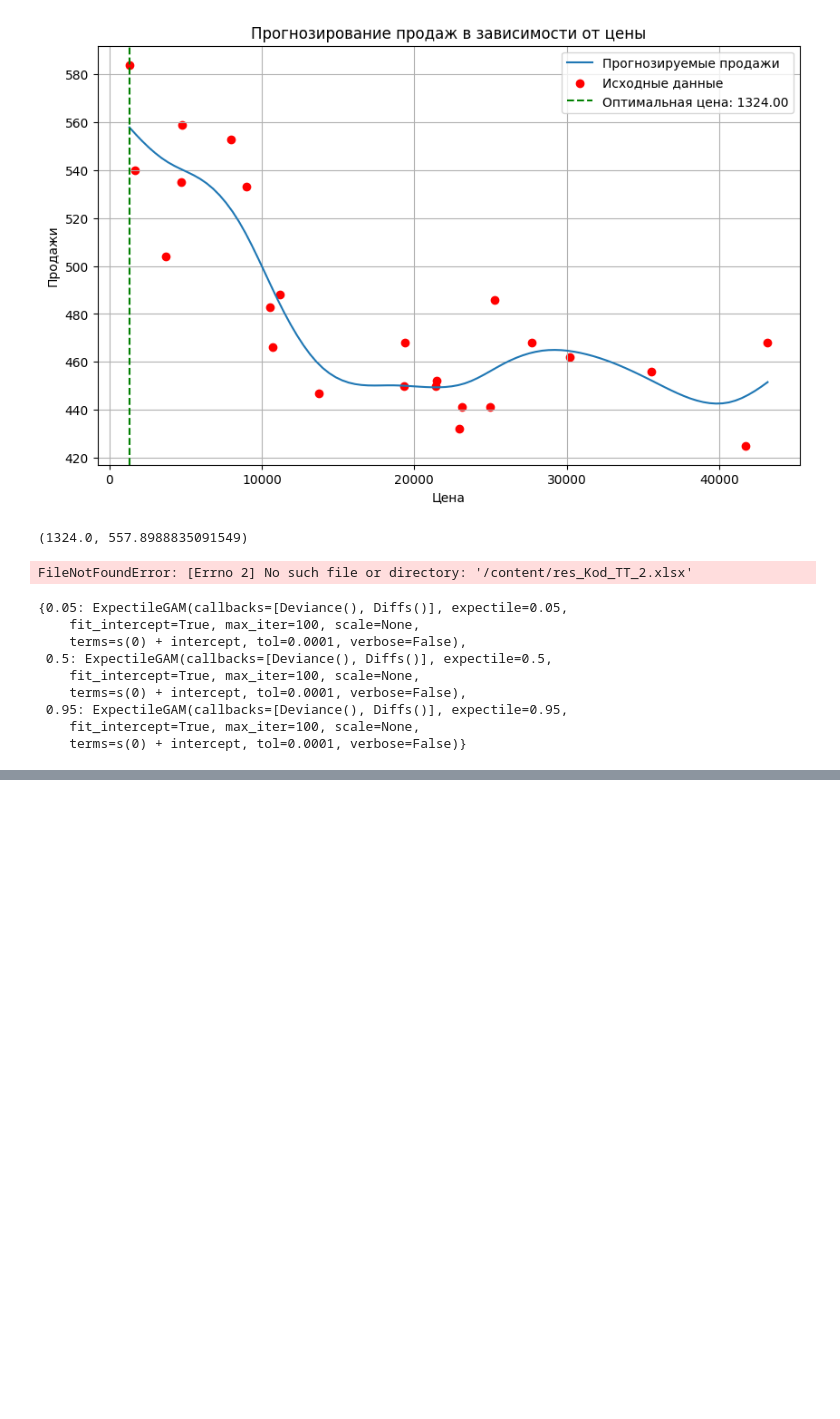
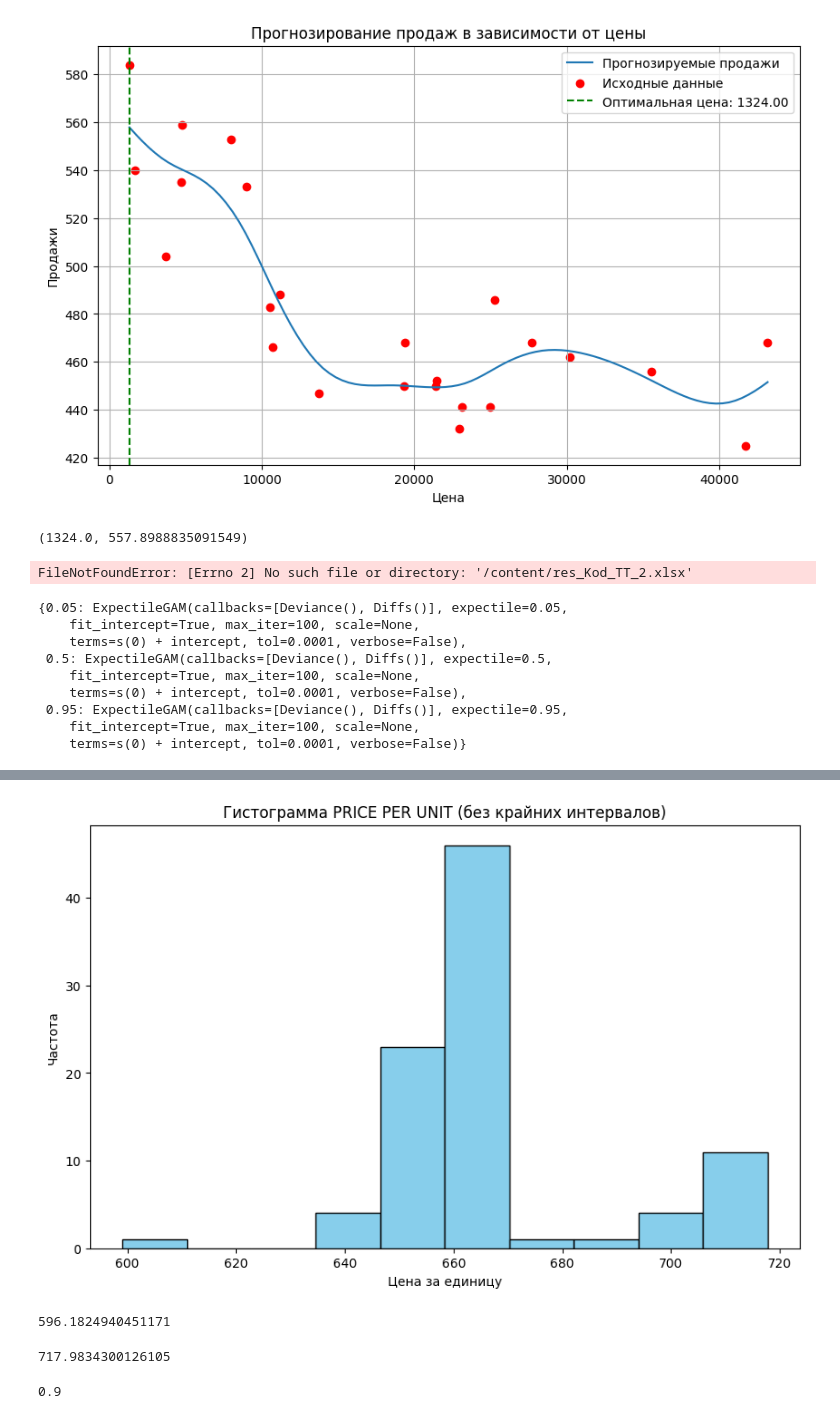
Before and after one commit to budennovsk/Pandas, a Jupyter notebook: GAM_optim.ipynb, the cells around one changed output, grey strips where cells are left out. Saved outputs shown, nothing was run; the diff lists cells and outputs as text; code cells hidden in the pictures; blank space fills up the shorter version.

```diff
--- a/GAM_optim.ipynb
+++ b/GAM_optim.ipynb
@@ -299,0 +363,40 @@ df_kod_TT = pd.read_excel(file_path, engine='openpyxl')
+# %%
+import pandas as pd
+import matplotlib.pyplot as plt
+import numpy as np
+
+# Предположим, что df_kod_TT уже загружен
+# Если нет, то загрузите его, например:
+# df_kod_TT = pd.read_excel('/content/df_2_Сыр плавленый Hochland Ассорти Синее Сегменты 140 г 50,0%.xlsx')
+
+# Получаем границы интервалов
+counts, bin_edges = np.histogram(df_kod_TT['PRICE PER UNIT'], bins=10)
+
+# Отрезаем по одному интервалу с каждого края
+filtered_data = df_kod_TT[(df_kod_TT['PRICE PER UNIT'] > bin_edges[1]) & (df_kod_TT['PRICE PER UNIT'] < bin_edges[-2])]
+
+# Построение гистограммы с отфильтрованными данными
+plt.figure(figsize=(10, 6))
+plt.hist(filtered_data['PRICE PER UNIT'], bins=10, color='skyblue', edgecolor='black')
+
+# Добавление заголовков и меток осей
+plt.title('Гистограмма PRICE PER UNIT (без крайних интервалов)')
+plt.xlabel('Цена за единицу')
+plt.ylabel('Частота')
+
+# Отображение графика
+plt.show()
+# %% [output]
+[figure, added]
+# %%
+bin_edges[1]
+# %% [output]
+596.1824940451171
+# %%
+bin_edges[-2]
+# %% [output]
+717.9834300126105
+# %%
+18/20
+# %% [output]
+0.9
```
Also changed, not shown: parts of 13 cells of this notebook.
